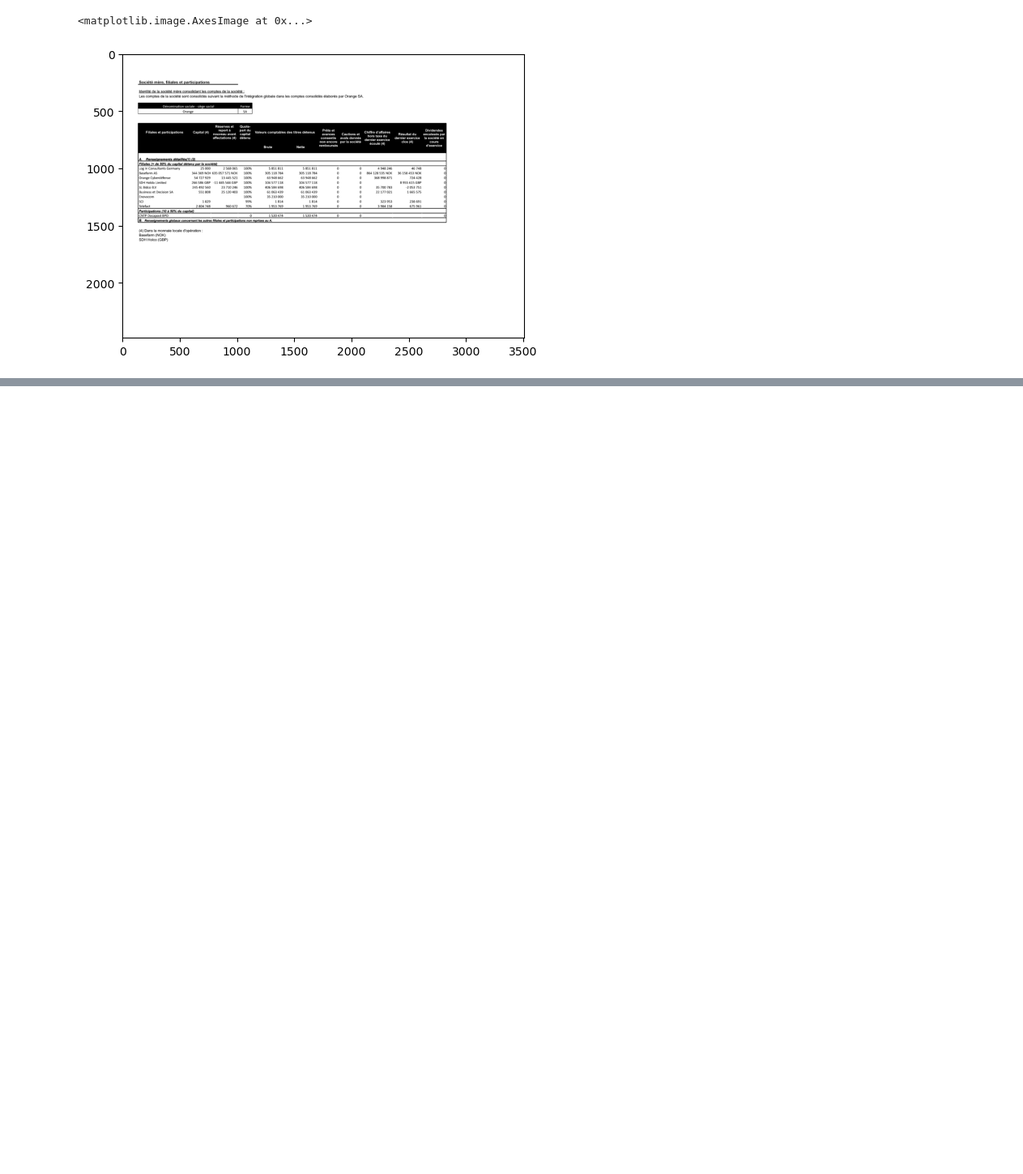
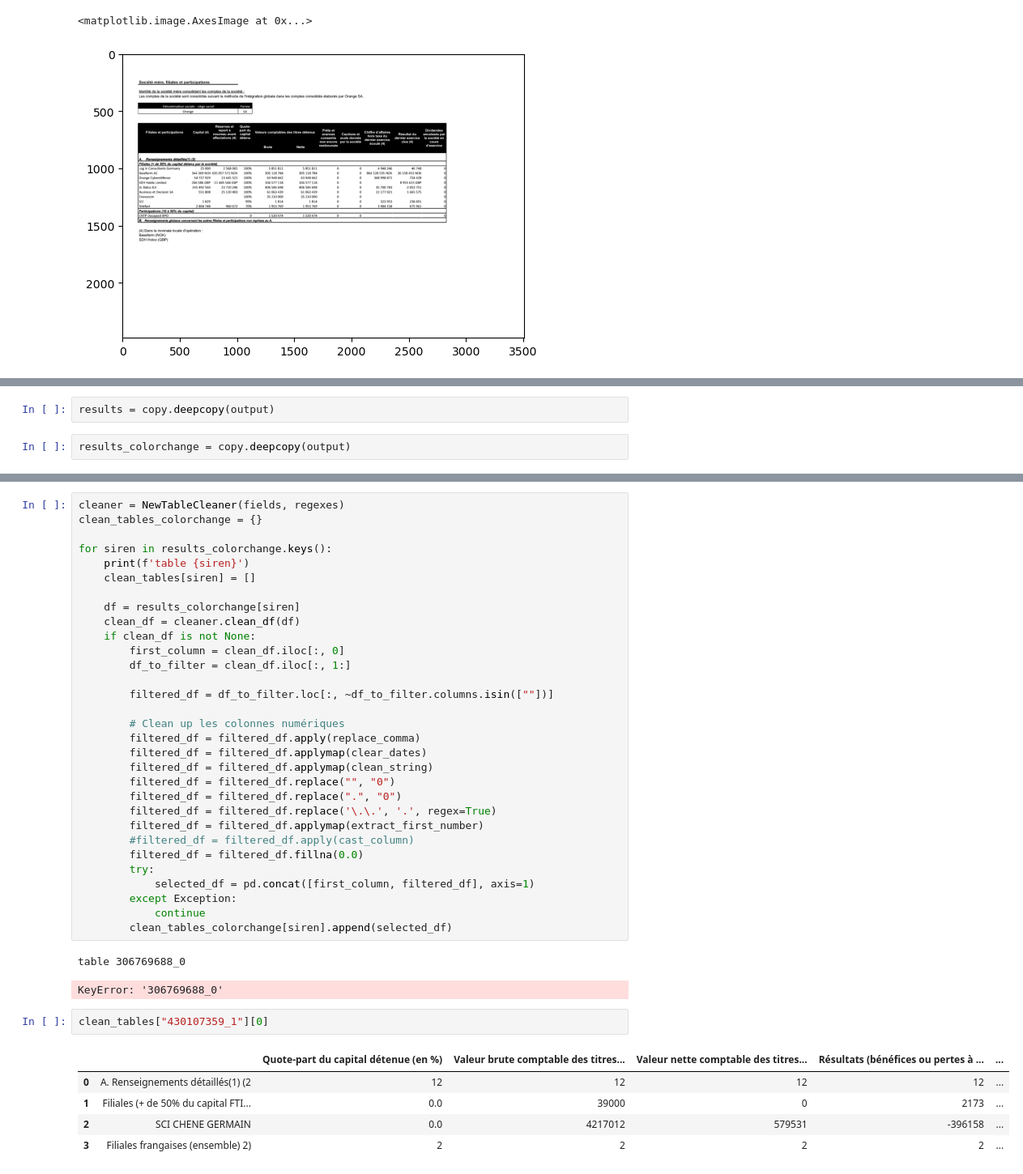
Before and after one commit to InseeFrLab/extraction-comptes-sociaux, a Jupyter notebook: notebooks/predict_tabletransformer_orange.ipynb, the cells around one changed output, grey strips where cells are left out. Shown at 81% size. Cells and saved outputs as stored; diff of their text form; blank space fills up the shorter version.

```diff
--- a/notebooks/predict_tabletransformer_orange.ipynb
+++ b/notebooks/predict_tabletransformer_orange.ipynb
@@ -312,0 +341,4 @@ Detected table with confidence 0.961 at location [110.45, 608.29, 2824.8, 1476.8
+# %%
+results = copy.deepcopy(output)
+# %%
+results_colorchange = copy.deepcopy(output)
@@ -354,0 +767,42 @@ output['345039416_2']
+# %%
+cleaner = NewTableCleaner(fields, regexes)
+clean_tables_colorchange = {}
+
+for siren in results_colorchange.keys():
+    print(f'table {siren}')
+    clean_tables[siren] = []
+
+    df = results_colorchange[siren]
+    clean_df = cleaner.clean_df(df)
+    if clean_df is not None:
+        first_column = clean_df.iloc[:, 0]
+        df_to_filter = clean_df.iloc[:, 1:]
+
+        filtered_df = df_to_filter.loc[:, ~df_to_filter.columns.isin([""])]
+
+        # Clean up les colonnes numériques
+        filtered_df = filtered_df.apply(replace_comma)
+        filtered_df = filtered_df.applymap(clear_dates)
+        filtered_df = filtered_df.applymap(clean_string)
+        filtered_df = filtered_df.replace("", "0")
+        filtered_df = filtered_df.replace(".", "0")
+        filtered_df = filtered_df.replace('\.\.', '.', regex=True)
+        filtered_df = filtered_df.applymap(extract_first_number)
+        #filtered_df = filtered_df.apply(cast_column)
+        filtered_df = filtered_df.fillna(0.0)
+        try:
+            selected_df = pd.concat([first_column, filtered_df], axis=1)
+        except Exception:
+            continue
+        clean_tables_colorchange[siren].append(selected_df)
+# %% [output]
+table 306769688_0
+KeyError: '306769688_0'
+# %%
+clean_tables["430107359_1"][0]
+# %% [output]
+|  |  | Quote-part du capital détenue (en %) | Valeur brute comptable des titres... | Valeur nette comptable des titres... | Résultats (bénéfices ou pertes à ... | ... |
+| 0 | A. Renseignements détaillés(1) (2 | 12 | 12 | 12 | 12 | ... |
+| 1 | Filiales (+ de 50% du capital FTI... | 0.0 | 39000 | 0 | 2173 | ... |
+| 2 | SCI CHENE GERMAIN | 0.0 | 4217012 | 579531 | -396158 | ... |
+| 3 | Filiales frangaises (ensemble) 2) | 2 | 2 | 2 | 2 | ... |
```
Also changed, not shown: parts of 15 cells of this notebook.
